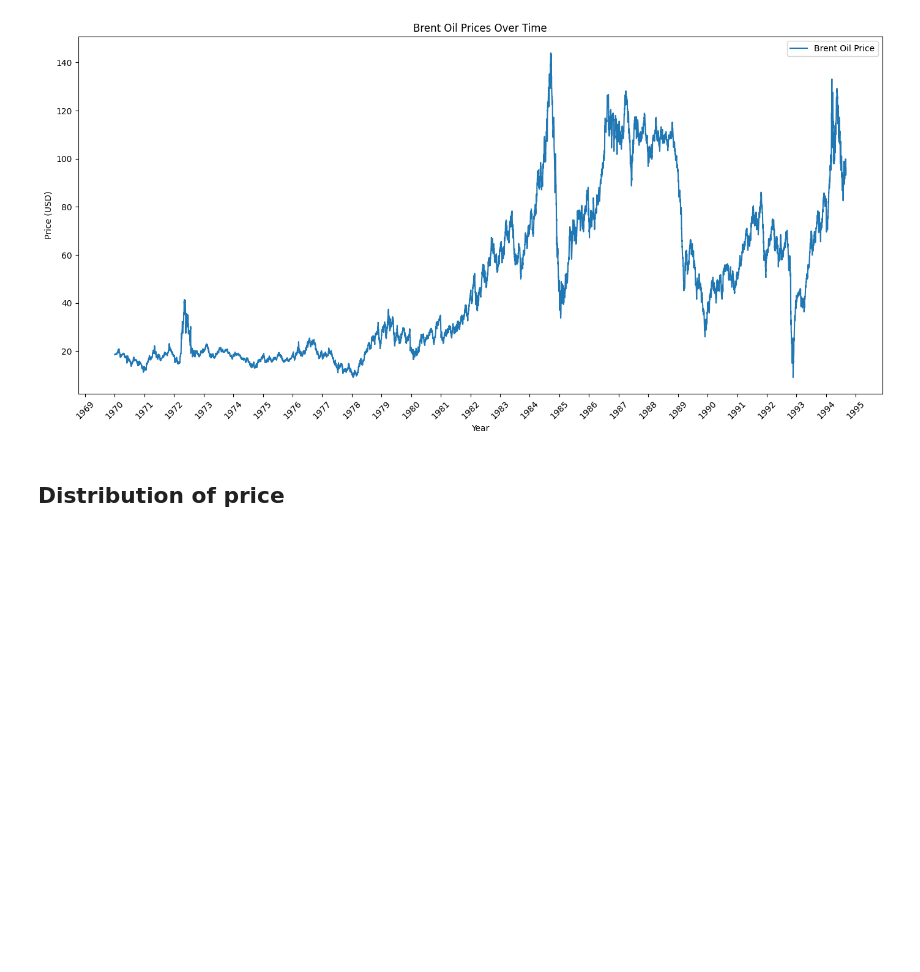
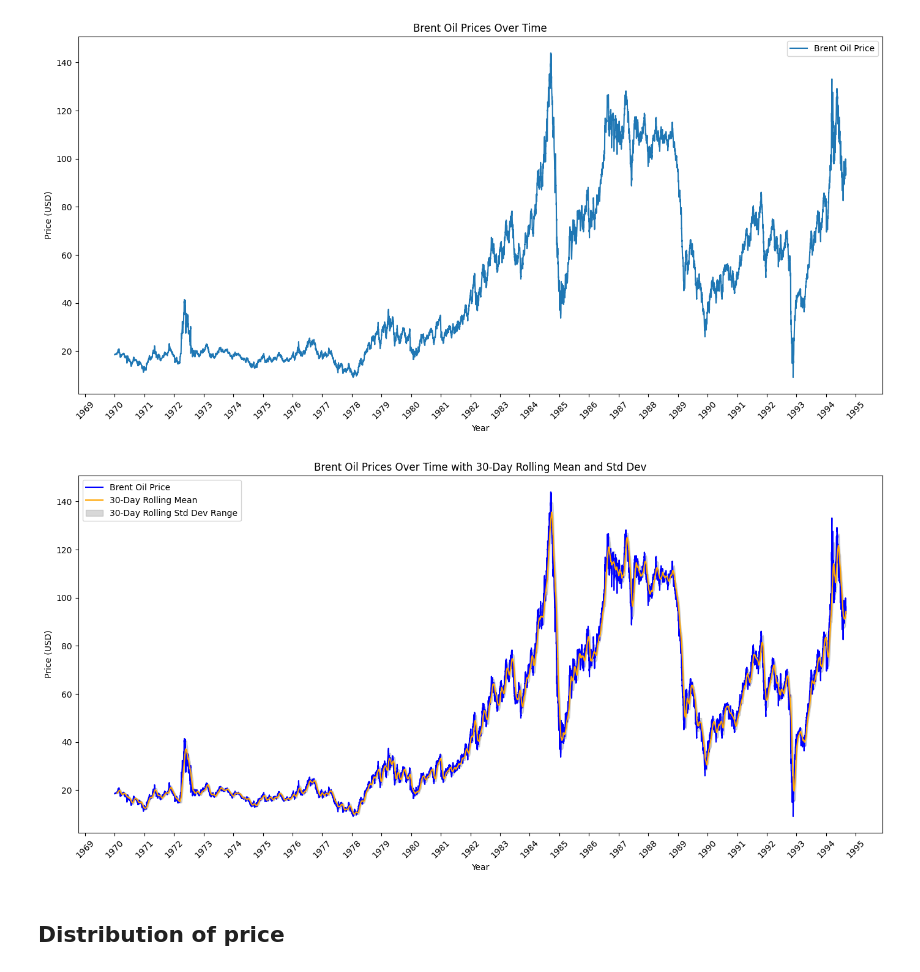
Before and after one commit to DegaregeN/Time-series-data-modeling-, a Jupyter notebook: notebooks/02-exploratory-data-analysis.ipynb, the cells around one changed output. Drawn from its saved outputs; the diff is of its cells as text; code cells hidden in the pictures; blank space fills up the shorter version.

```diff
--- a/notebooks/02-exploratory-data-analysis.ipynb
+++ b/notebooks/02-exploratory-data-analysis.ipynb
@@ -79,6 +79,39 @@ plt.tight_layout()  # Adjust layout to make room for rotated labels
 plt.show()
 # %% [output]
 [figure]
+# %%
+import matplotlib.dates as mdates
+
+# Calculate 30-day rolling mean and standard deviation if not already calculated
+df['30-day Rolling Mean'] = df['Price'].rolling(window=30).mean()
+df['30-day Rolling Std'] = df['Price'].rolling(window=30).std()
+
+plt.figure(figsize=(14, 7))
+
+# Plot the data
+plt.plot(df.index, df['Price'], label='Brent Oil Price', color='blue')
+plt.plot(df.index, df['30-day Rolling Mean'], label='30-Day Rolling Mean', color='orange')
+
+# Fill between to show the 30-day rolling standard deviation range
+plt.fill_between(df.index,
+                 df['30-day Rolling Mean'] - df['30-day Rolling Std'],
+                 df['30-day Rolling Mean'] + df['30-day Rolling Std'],
+                 color='gray', alpha=0.3, label='30-Day Rolling Std Dev Range')
+
+# Set the date format on the x-axis
+plt.gca().xaxis.set_major_locator(mdates.YearLocator())  # Major ticks every year
+plt.gca().xaxis.set_major_formatter(mdates.DateFormatter('%Y'))  # Format for the ticks
+
+# Set the labels and title
+plt.xlabel('Year')
+plt.ylabel('Price (USD)')
+plt.title('Brent Oil Prices Over Time with 30-Day Rolling Mean and Std Dev')
+plt.xticks(rotation=45)  # Rotate x-ticks for better readability
+plt.legend()
+plt.tight_layout()  # Adjust layout to make room for rotated labels
+plt.show()
+# %% [output]
+[figure, added]
 # %% [markdown]
 ## Distribution of price
 # %%
```
Also changed, not shown: 6 other files.
